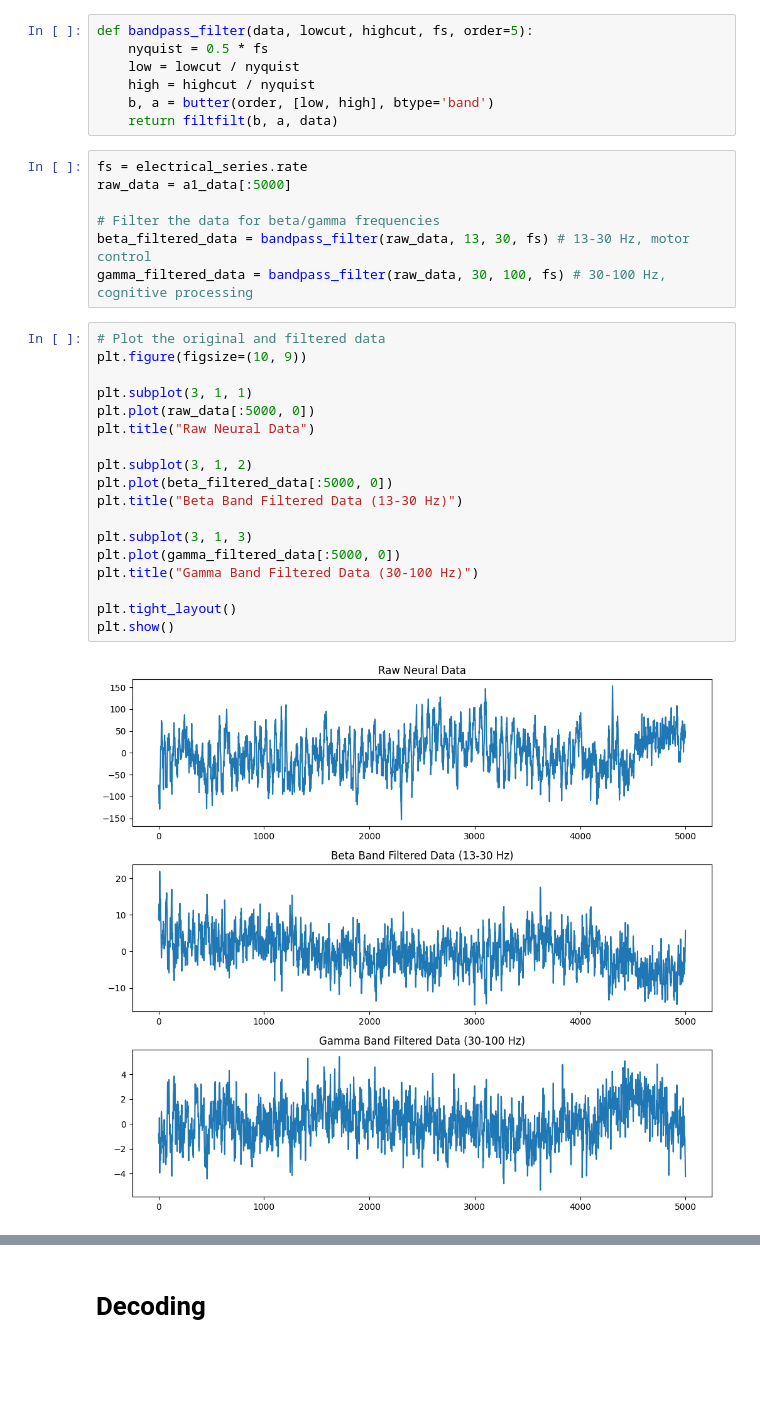
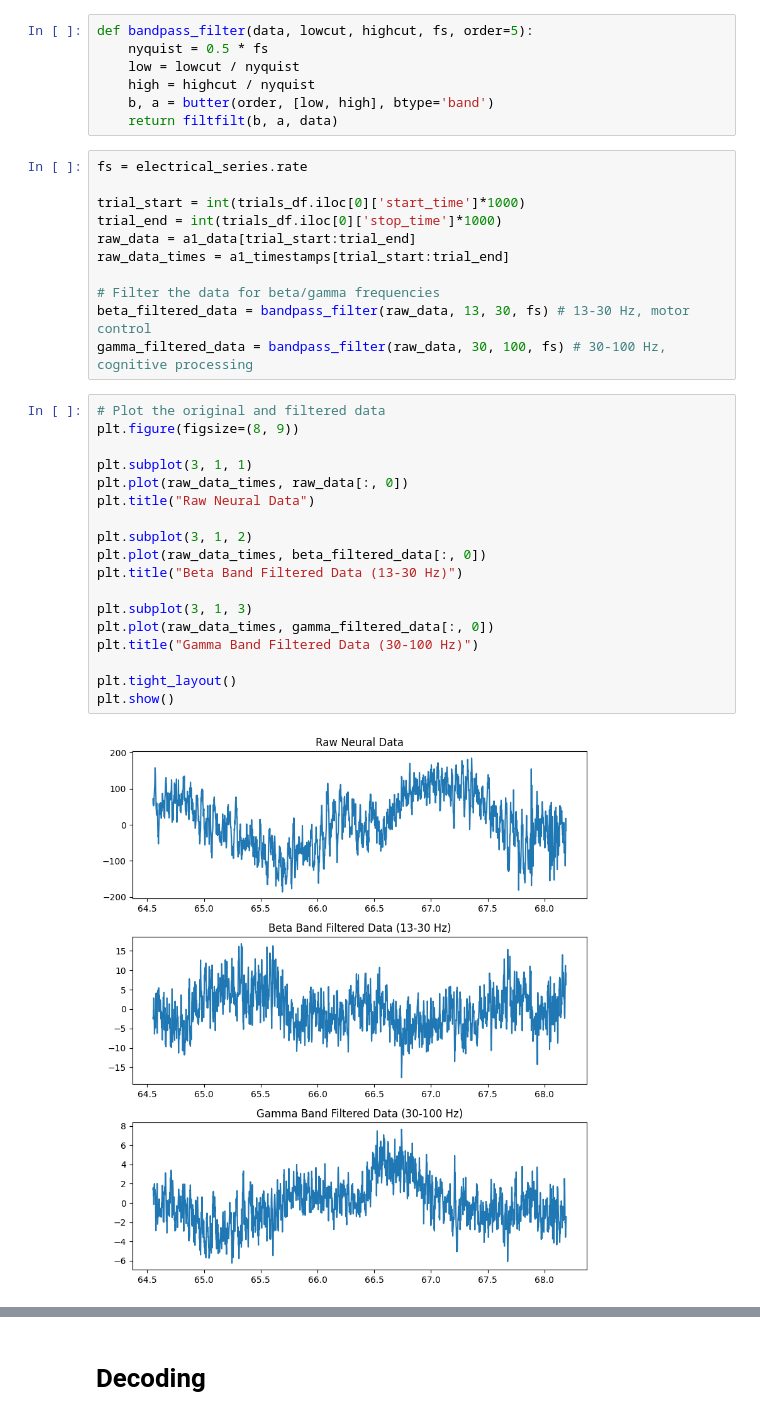
Before and after one commit to kylmcgr/neural-data-exploration, a Jupyter notebook: neural-data-processing.ipynb, the cells around one changed output, grey strips where cells are left out. Cells and saved outputs as stored; diff of their text form; blank space fills up the shorter version.

```diff
--- a/neural-data-processing.ipynb
+++ b/neural-data-processing.ipynb
@@ -694,28 +746,32 @@ def bandpass_filter(data, lowcut, highcut, fs, order=5):
     return filtfilt(b, a, data)
 # %%
 fs = electrical_series.rate
-raw_data = a1_data[:5000]
+
+trial_start = int(trials_df.iloc[0]['start_time']*1000)
+trial_end = int(trials_df.iloc[0]['stop_time']*1000)
+raw_data = a1_data[trial_start:trial_end]
+raw_data_times = a1_timestamps[trial_start:trial_end]
 
 # Filter the data for beta/gamma frequencies
 beta_filtered_data = bandpass_filter(raw_data, 13, 30, fs) # 13-30 Hz, motor control
 gamma_filtered_data = bandpass_filter(raw_data, 30, 100, fs) # 30-100 Hz, cognitive processing
 # %%
 # Plot the original and filtered data
-plt.figure(figsize=(10, 9))
+plt.figure(figsize=(8, 9))
 
 plt.subplot(3, 1, 1)
-plt.plot(raw_data[:5000, 0])
+plt.plot(raw_data_times, raw_data[:, 0])
 plt.title("Raw Neural Data")
 
 plt.subplot(3, 1, 2)
-plt.plot(beta_filtered_data[:5000, 0])
+plt.plot(raw_data_times, beta_filtered_data[:, 0])
 plt.title("Beta Band Filtered Data (13-30 Hz)")
 
 plt.subplot(3, 1, 3)
-plt.plot(gamma_filtered_data[:5000, 0])
+plt.plot(raw_data_times, gamma_filtered_data[:, 0])
 plt.title("Gamma Band Filtered Data (30-100 Hz)")
 
 plt.tight_layout()
 plt.show()
 # %% [output]
-[figure, old version]
+[figure, new version]
```
Also changed, not shown: parts of 27 cells of this notebook.
